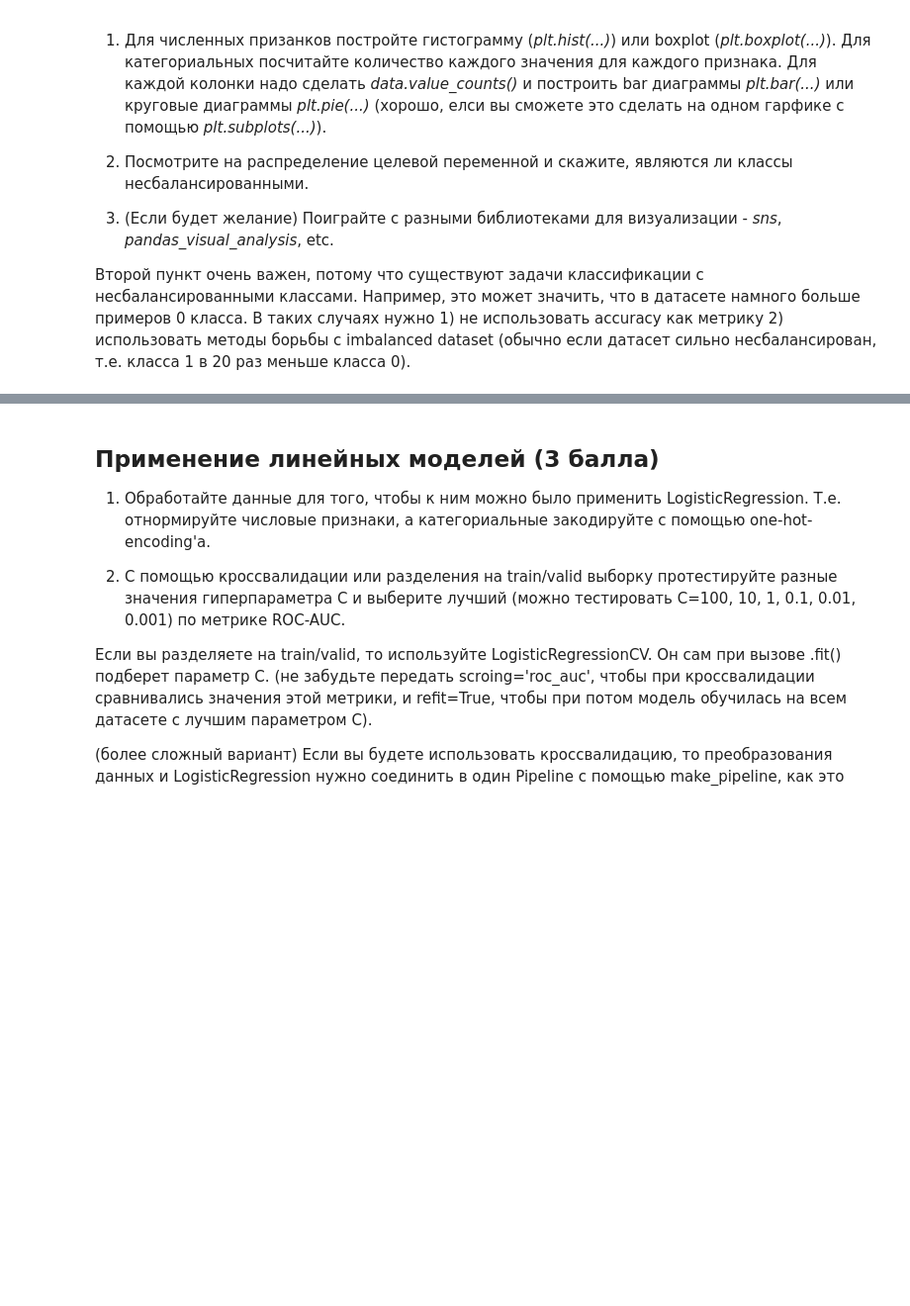
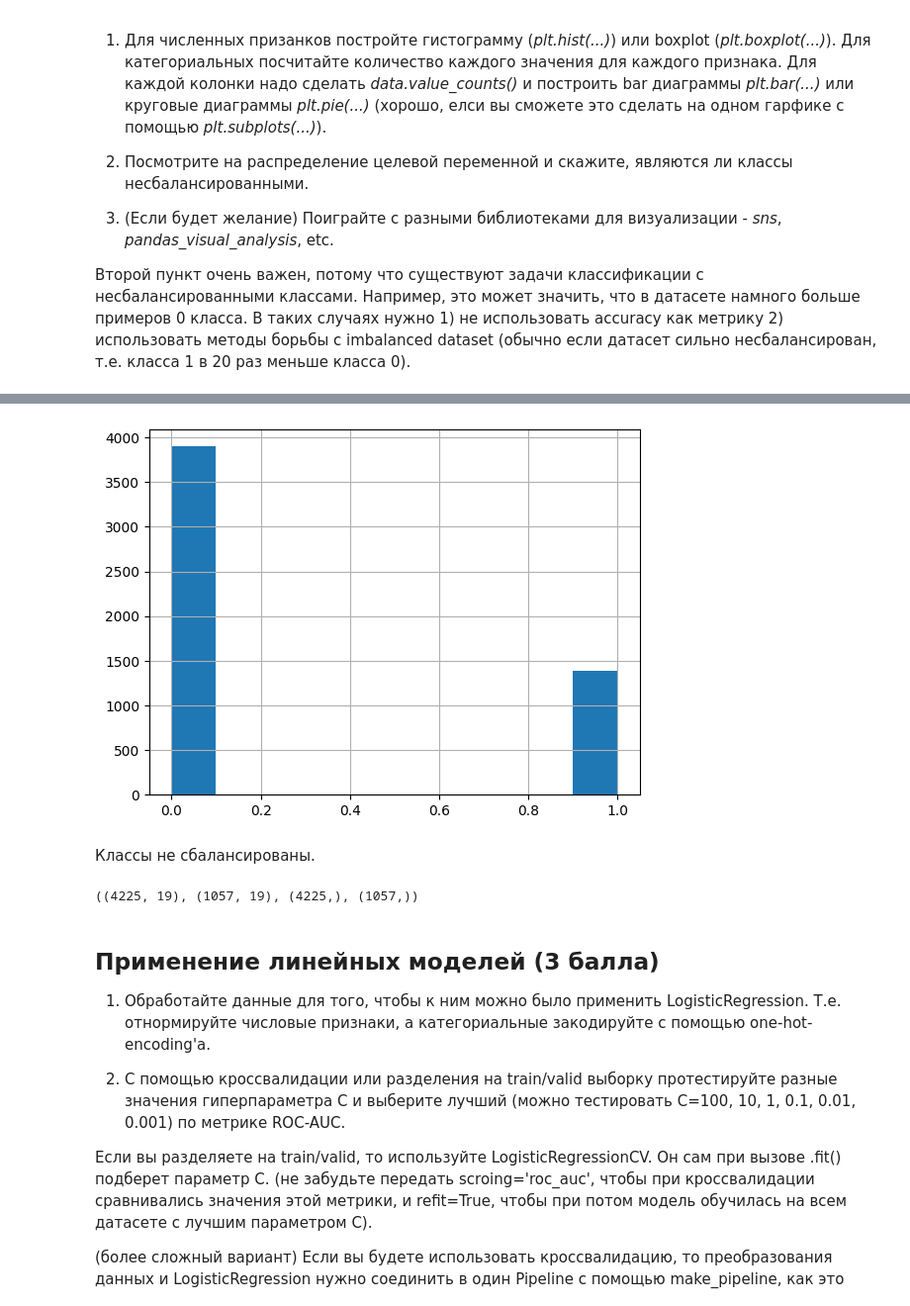
Before and after one commit to victorpichugov/DLS_Course_2023, a Jupyter notebook: hw_kaggle.ipynb, the cells around one changed output, grey strips where cells are left out. Shown at 99% size. Saved outputs shown, nothing was run; the diff lists cells and outputs as text; code cells hidden in the pictures; blank space fills up the shorter version.

```diff
--- a/hw_kaggle.ipynb
+++ b/hw_kaggle.ipynb
@@ -154,0 +316,7 @@ target_col = 'Churn'
+# %%
+data_train['Churn'].hist()
+plt.show()
+# %% [output]
+[figure, added]
+# %% [markdown]
+Классы не сбалансированы.
@@ -155,3 +332,7 @@ target_col = 'Churn'
+# %%
+features_train.shape, features_valid.shape, target_train.shape, target_valid.shape
+# %% [output]
+((4225, 19), (1057, 19), (4225,), (1057,))
 # %% [markdown]
 ## Применение линейных моделей (3 балла)
 
```
Also changed, not shown: parts of 50 cells of this notebook, 5 other files.
